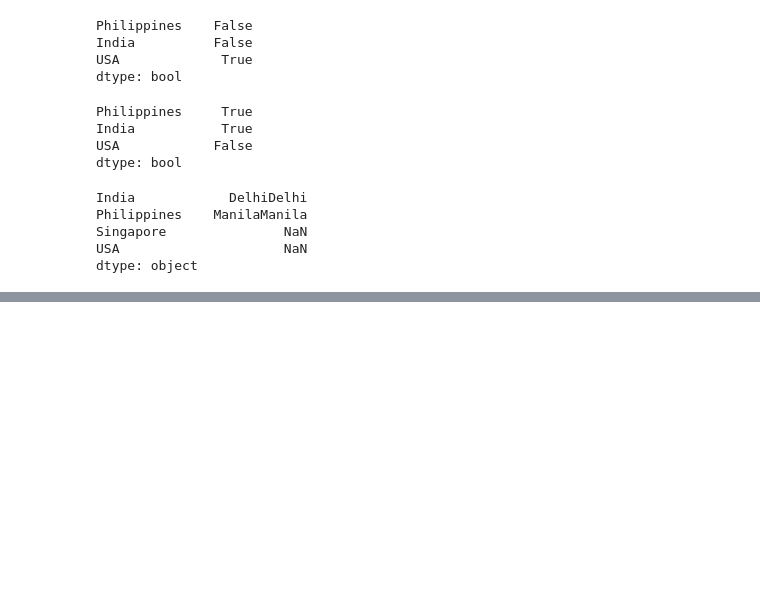
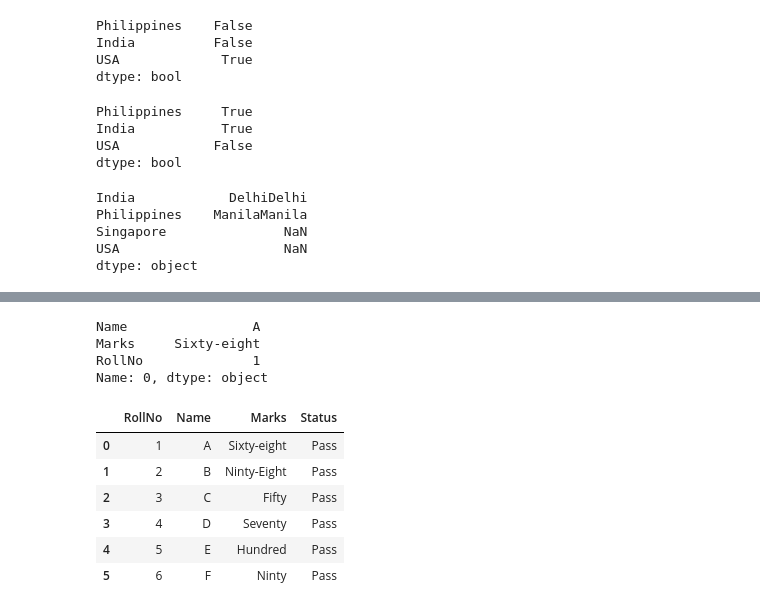
Before and after one commit to alekhaya99/Pandas_Tutorial, a Jupyter notebook: Pandas_Data_Structures.ipynb, the cells around one changed output, grey strips where cells are left out. Cells and saved outputs as stored; diff of their text form; code cells hidden in the pictures; blank space fills up the shorter version.

```diff
--- a/Pandas_Data_Structures.ipynb
+++ b/Pandas_Data_Structures.ipynb
@@ -110,0 +214,22 @@ dtype: object
+# %%
+#The rows attribuute could be retrived by the 'loc' command
+Class_Student.loc[0]
+# %% [output]
+Name                A
+Marks     Sixty-eight
+RollNo              1
+Name: 0, dtype: object
+# %%
+Class_Student1=pd.DataFrame(Class_Student,columns=['RollNo','Name','Marks','Status'])
+# %%
+#In Pandas we can modify the data structures
+Class_Student1['Status']='Pass'
+Class_Student1
+# %% [output]
+|  | RollNo | Name | Marks | Status |
+| 0 | 1 | A | Sixty-eight | Pass |
+| 1 | 2 | B | Ninty-Eight | Pass |
+| 2 | 3 | C | Fifty | Pass |
+| 3 | 4 | D | Seventy | Pass |
+| 4 | 5 | E | Hundred | Pass |
+| 5 | 6 | F | Ninty | Pass |
```
Also changed, not shown: parts of 18 cells of this notebook.
